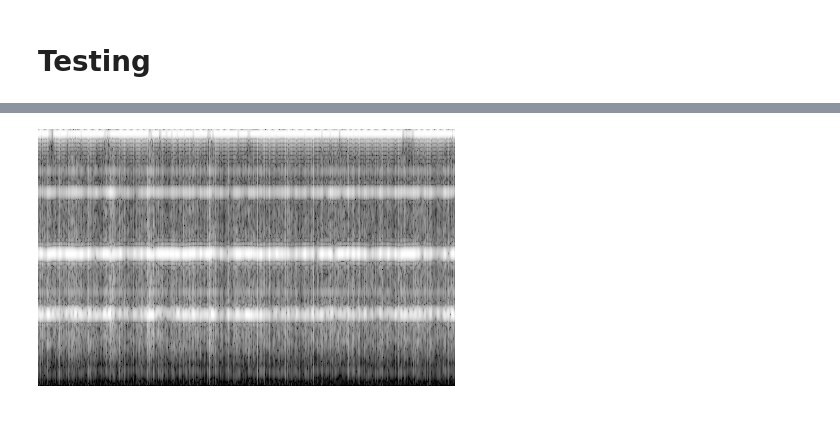
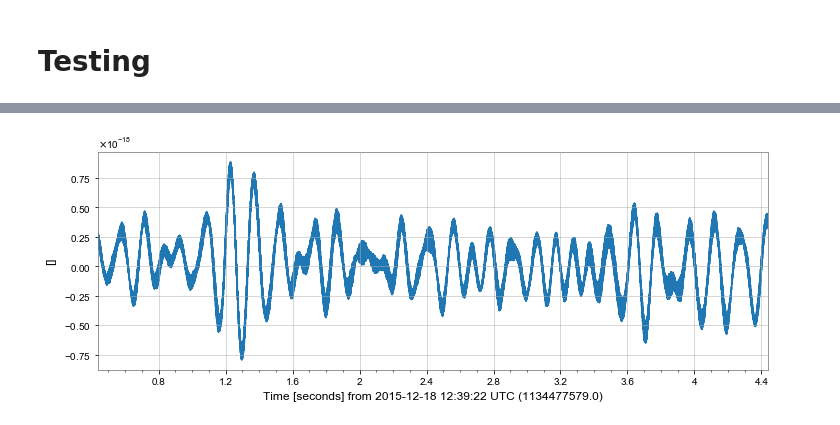
Before and after one commit to GilesStrong/LIP_DS_2019_Challenge, a Jupyter notebook: notebooks/Image_Creation.ipynb, the cells around one changed output, grey strips where cells are left out. Cells and saved outputs as stored; diff of their text form; code cells hidden in the pictures.

```diff
--- a/notebooks/Image_Creation.ipynb
+++ b/notebooks/Image_Creation.ipynb
@@ -109,6 +127,7 @@ proc_sample(test_df, 'test')
 # %% [markdown]
 # Testing
 # %%
-for file in os.listdir(PATH/'hdf5/'):
-    if 'latS5jv0My' in file: name = file
+gid = 'bdjBbWwqDG'
+gps = data.loc[data.id==gid, 'GPStime'].values[0]
+name = glob(str(PATH/f'hdf5/*{gid}*'))[0]
 with h5py.File(PATH/f'hdf5/{name}', 'r') as fin: strain = np.array(fin["Strain"]["Strain"].value)
@@ -133,6 +166,7 @@ Text(0, 0.5, 'Strain')
-# %%
-#strain = whiten(strain)
-img = proc_strain(strain)
-Image.fromarray(img, 'RGB')
-# %% [output]
-[figure, removed]
+# %%
+hdata = TimeSeries(strain, t0=gps,
+                   sample_rate=SAMPLE_RATE)
+plot = hdata.plot()
+plot.show()
+# %% [output]
+[figure, added]
```
Also changed, not shown: parts of 43 cells of this notebook.
